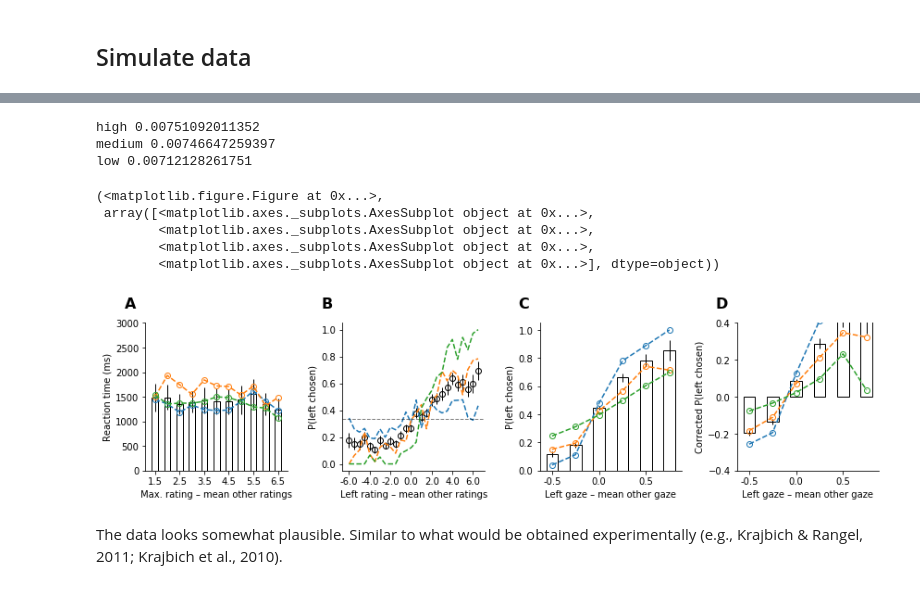
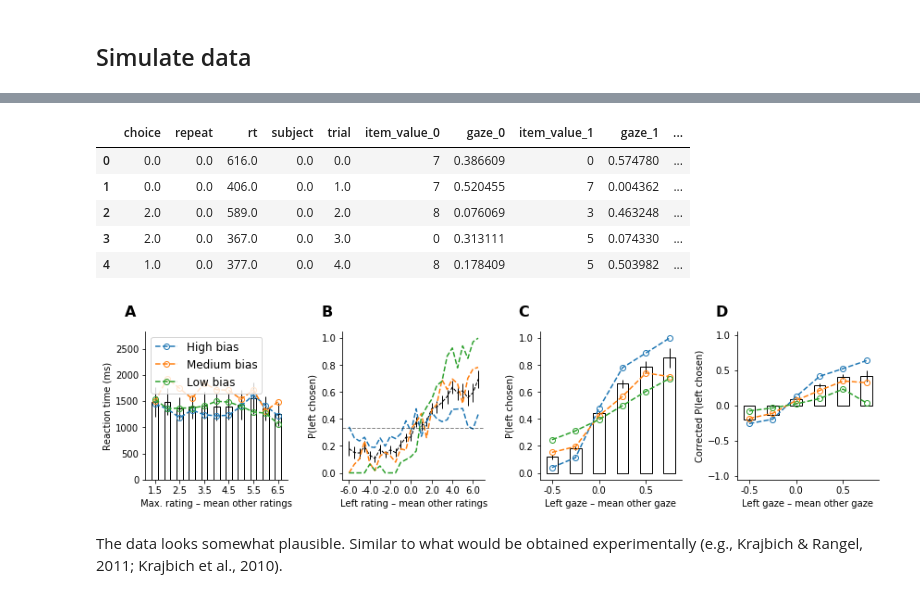
Before and after one commit to glamlab/glambox, a Jupyter notebook: Test_Case_1_Vaidya_Fellows_Example.ipynb, the cells around one changed output, grey strips where cells are left out. Cells and saved outputs as stored; diff of their text form; code cells hidden in the pictures.

Commit message:
added prediction, minor improvements

```diff
--- a/Test_Case_1_Vaidya_Fellows_Example.ipynb
+++ b/Test_Case_1_Vaidya_Fellows_Example.ipynb
@@ -44,11 +44,6 @@ n_items = 3
 gamma = dict(high=np.clip(np.random.normal(loc=-0.5, scale=0.4, size=N['high']), -1.0, 1.0),
              medium=np.clip(np.random.normal(loc=0.1, scale=0.4, size=N['medium']), -1.0, 1.0),
              low=np.clip(np.random.normal(loc=0.6, scale=0.3, size=N['low']), -1.0, 1.0))
-
-print('high gamma mean:', gamma['high'].mean())
-print('medium gamma mean:', gamma['medium'].mean())
-print('low gamma mean:', gamma['low'].mean())
-
 # other parameters don't SYSTEMATICALLY vary between conditions, but vary between groups because there is variance between subjects
 
 # We now simulate data for each group, using the specific group details, we set up
@@ -64,4 +59,5 @@ for group in groups:
                          n_trials=n_trials,
                          label=group)
 
-model.data.describe()
+# Rename 'condition' column to 'group'
+model.data.rename(columns={'condition': 'group'}, inplace=True)
@@ -81,22 +64,20 @@ low gamma mean: 0.608363989306
-# %%
-for group in groups:
-    print(group, model.parameters[group]['s'].mean())
-# %% [output]
-high 0.00751092011352
-medium 0.00746647259397
-low 0.00712128261751
+# %%
+model.data.head()
+# %% [output]
+|  | choice | repeat | rt | subject | trial | item_value_0 | gaze_0 | item_value_1 | gaze_1 | ... |
+| 0 | 0.0 | 0.0 | 616.0 | 0.0 | 0.0 | 7 | 0.386609 | 0 | 0.574780 | ... |
+| 1 | 0.0 | 0.0 | 406.0 | 0.0 | 1.0 | 7 | 0.520455 | 7 | 0.004362 | ... |
+| 2 | 2.0 | 0.0 | 589.0 | 0.0 | 2.0 | 8 | 0.076069 | 3 | 0.463248 | ... |
+| 3 | 2.0 | 0.0 | 367.0 | 0.0 | 3.0 | 0 | 0.313111 | 5 | 0.074330 | ... |
+| 4 | 1.0 | 0.0 | 377.0 | 0.0 | 4.0 | 8 | 0.178409 | 5 | 0.503982 | ... |
 # %%
 glam.plot_fit(model.data,
-              [model.data[model.data['condition'] == 'high'],
-               model.data[model.data['condition'] == 'medium'],
-               model.data[model.data['condition'] == 'low']])
+              [model.data[model.data['group'] == 'high'],
+               model.data[model.data['group'] == 'medium'],
+               model.data[model.data['group'] == 'low']],
+              prediction_labels=['High bias', 'Medium bias', 'Low bias']);
 # %% [output]
-(<matplotlib.figure.Figure at 0x...>,
- array([<matplotlib.axes._subplots.AxesSubplot object at 0x...>,
-        <matplotlib.axes._subplots.AxesSubplot object at 0x...>,
-        <matplotlib.axes._subplots.AxesSubplot object at 0x...>,
-        <matplotlib.axes._subplots.AxesSubplot object at 0x...>], dtype=object))
-[figure, old version]
+[figure, new version]
 # %% [markdown]
 The data looks somewhat plausible. Similar to what would be obtained experimentally (e.g., Krajbich & Rangel, 2011; Krajbich et al., 2010).
 # %% [markdown]
```
Also changed, not shown: parts of 21 cells of this notebook.
